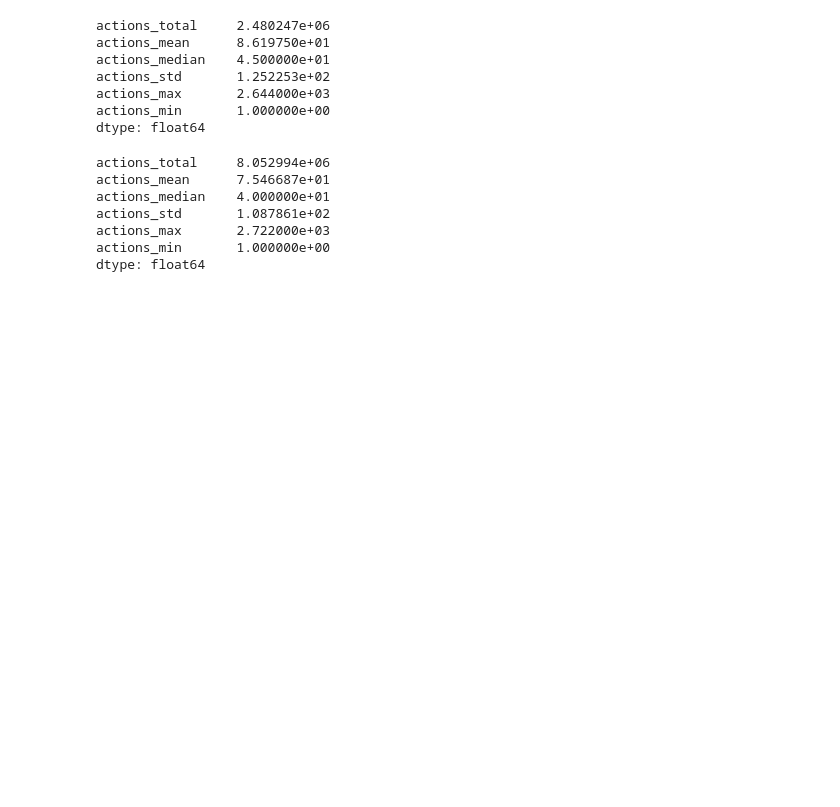
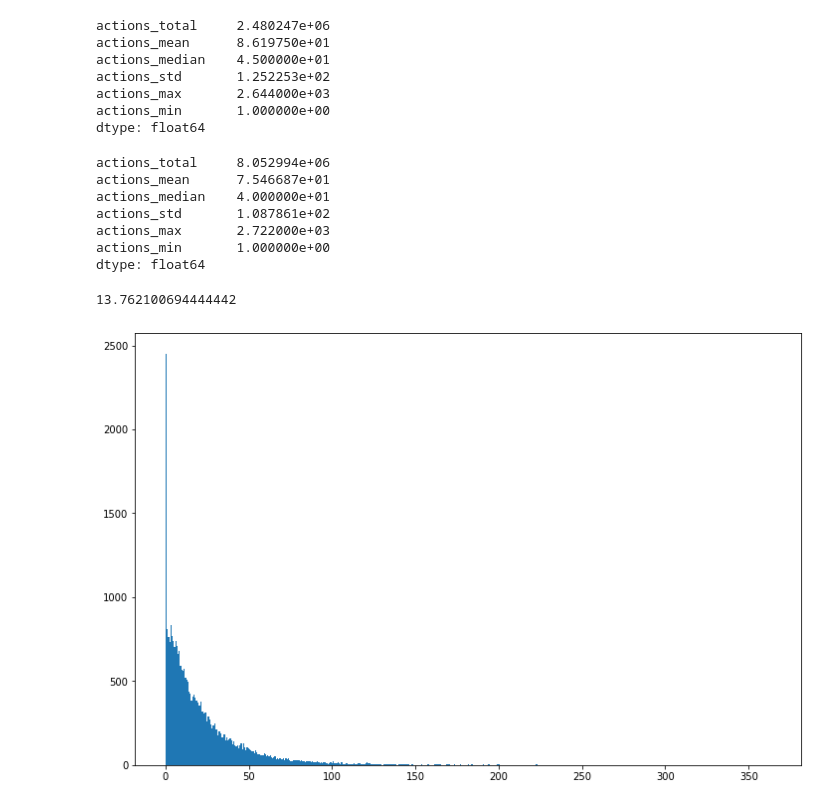
Before and after one commit to seonnyseo/data_analysis, a Jupyter notebook: airbnb_recruiting_new_user_bookings/notebook/eda.ipynb, the cells around one changed output. Cells and saved outputs as stored; diff of their text form; code cells hidden in the pictures; blank space fills up the shorter version.

```diff
--- a/airbnb_recruiting_new_user_bookings/notebook/eda.ipynb
+++ b/airbnb_recruiting_new_user_bookings/notebook/eda.ipynb
@@ -345,2 +348,12 @@ dtype: float64
 # %%
 _agg = booked_users.groupby('id')['secs_elapsed']
+# %%
+booked_users_elapsed.day.median()
+# %% [output]
+13.762100694444442
+# %%
+y = booked_users_elapsed.day.to_list()
+plt.hist(y, bins = 500)
+plt.show()
+# %% [output]
+[figure, added]
```
Also changed, not shown: parts of 23 cells of this notebook.
